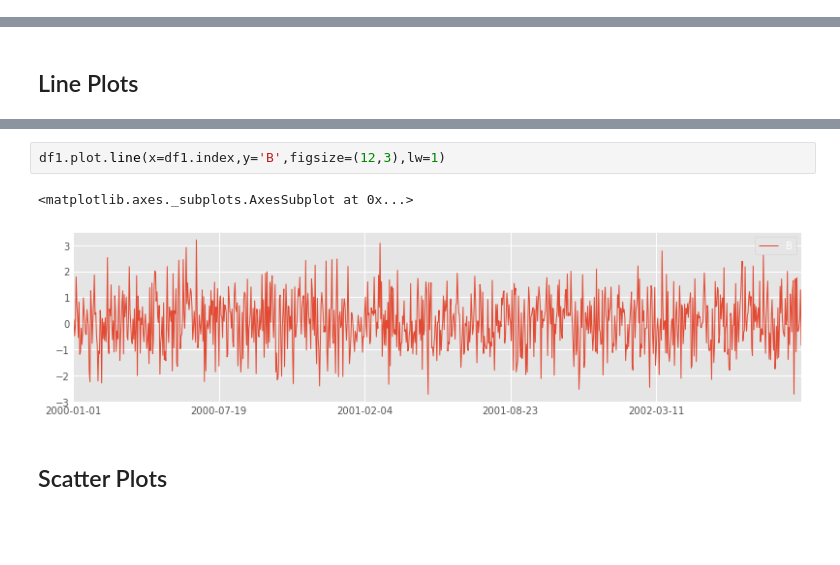
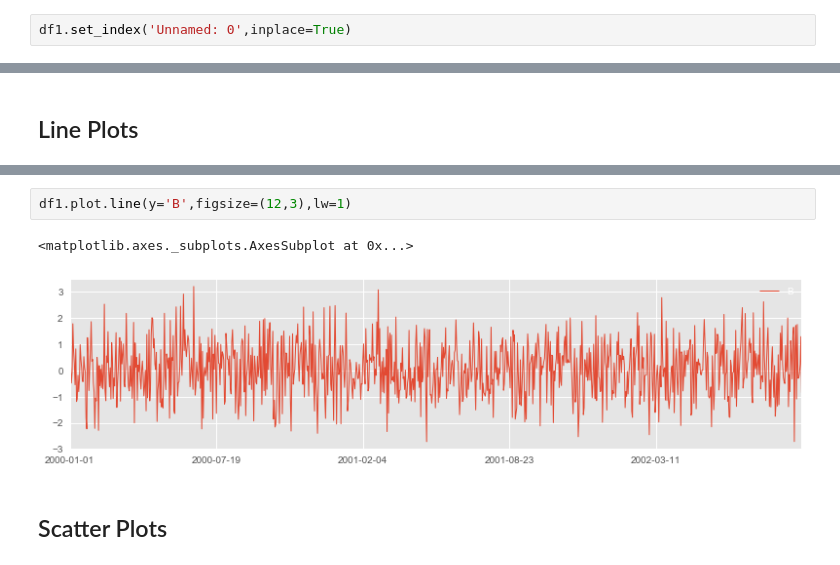
Before and after one commit to harryyifei/Python-Finance, a Jupyter notebook: 04-Visualization-Matplotlib-Pandas/04-02-Pandas Visualization/Pandas Built-in Data Visualization.ipynb, the cells around one changed output, grey strips where cells are left out. Saved outputs shown, nothing was run; the diff lists cells and outputs as text; blank space fills up the shorter version.

```diff
--- a/04-Visualization-Matplotlib-Pandas/04-02-Pandas Visualization/Pandas Built-in Data Visualization.ipynb
+++ b/04-Visualization-Matplotlib-Pandas/04-02-Pandas Visualization/Pandas Built-in Data Visualization.ipynb
@@ -32,0 +60,2 @@ df1.head()
+# %%
+df1.set_index('Unnamed: 0',inplace=True)
@@ -159,8 +219,8 @@ df1['A'].plot.hist(bins=50)
 # %%
-df1.plot.line(x=df1.index,y='B',figsize=(12,3),lw=1)
+df1.plot.line(y='B',figsize=(12,3),lw=1)
 # %% [output]
 <matplotlib.axes._subplots.AxesSubplot at 0x...>
-[figure, old version]
+[figure, new version]
 # %% [markdown]
 ## Scatter Plots
 # %%
```
Also changed, not shown: parts of 19 cells of this notebook.
